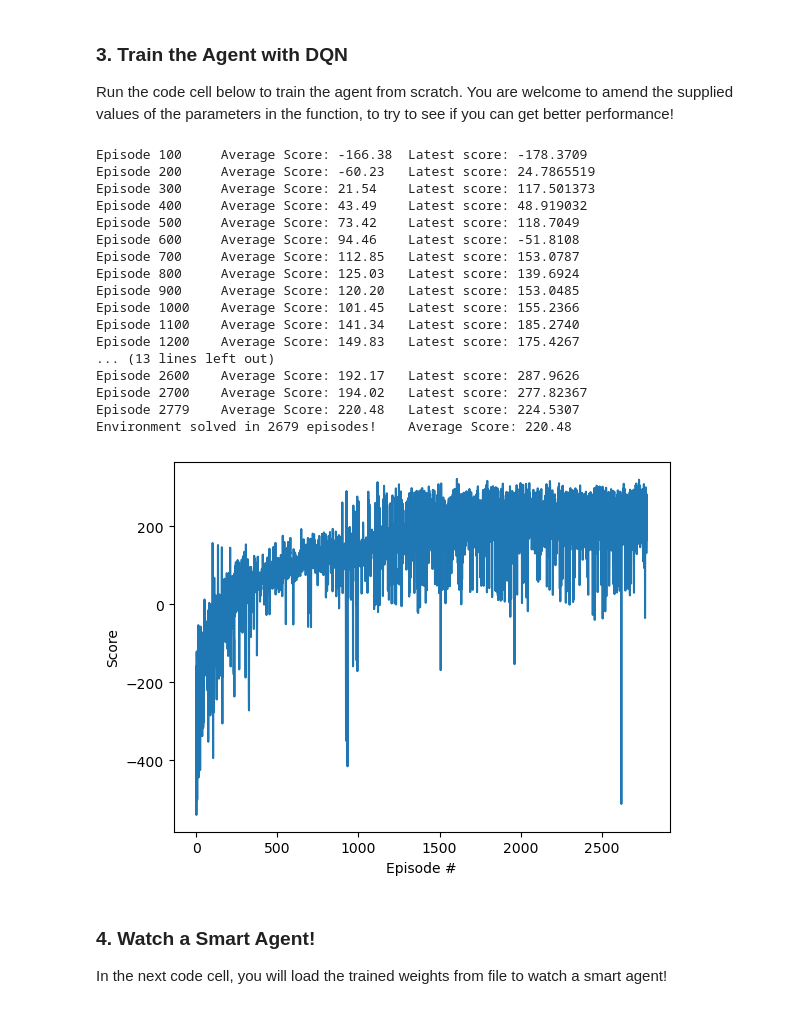
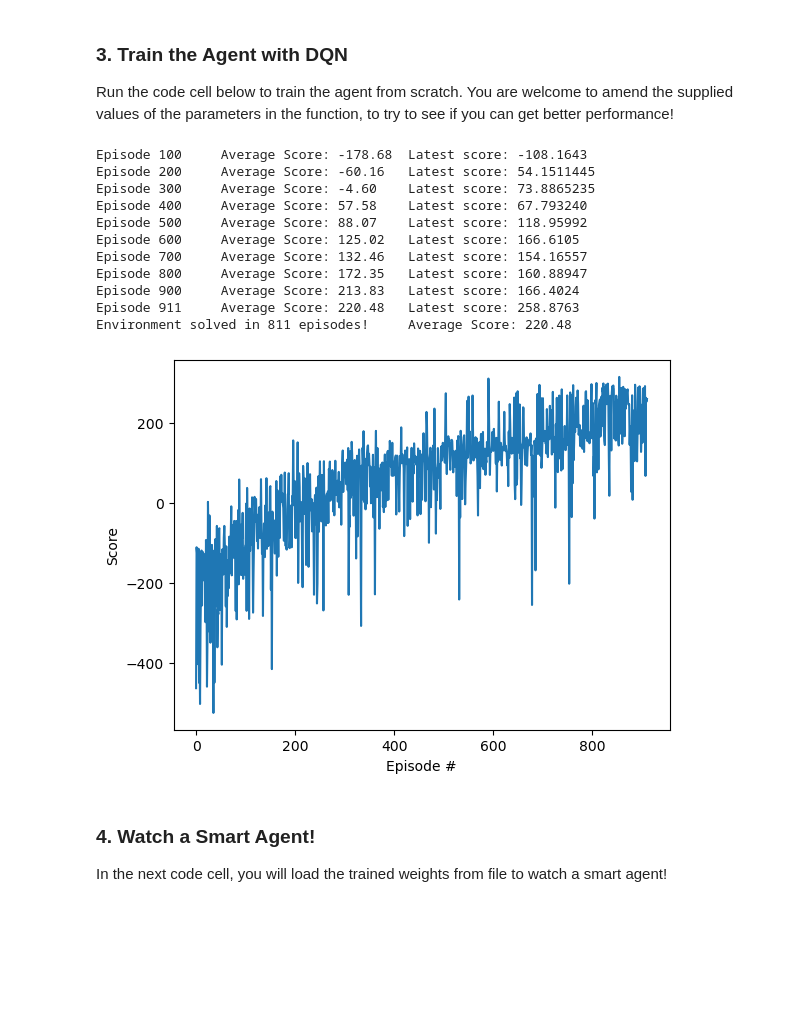
Before and after one commit to armhzjz/deep-reinforcement-learning, a Jupyter notebook: dqn/exercise/Deep_Q_Network.ipynb, the cells around one changed output. Drawn from its saved outputs; the diff is of its cells as text; code cells hidden in the pictures; blank space fills up the shorter version.

```diff
--- a/dqn/exercise/Deep_Q_Network.ipynb
+++ b/dqn/exercise/Deep_Q_Network.ipynb
@@ -113,56 +105,47 @@ def dqn(dqn_agent, n_episodes=2000, max_t=1000, eps_start=1.0, eps_end=0.01, eps
             if t_step == 0:
                 action = dqn_agent.act(state, eps)
             next_state, reward, done, truncated, _ = env.step(action)
-            #if (t+1) >= max_t:
-            #    reward -= 200
-            #    print('.')
             dqn_agent.step(state, action, reward, next_state, done, t_step)
             state = next_state
             score += reward
             if done:  # or truncated:
                 break
         scores_window.append(score)       # save most recent score
         scores.append(score)              # save most recent score
         eps = max(eps_end, eps_decay*eps) # decrease epsilon
         print('\rEpisode {}\tAverage Score: {:.2f}\tLatest score: {:.4f}'.format(i_episode, np.mean(scores_window), score), end='')
         if i_episode % 100 == 0:
             print('\rEpisode {}\tAverage Score: {:.2f}\tLatest score: {:.4f}'.format(i_episode, np.mean(scores_window), score))
         scores_windows_list = list(scores_window)
         if np.mean(scores_window) >= target_mean_score and np.mean(scores_windows_list[-10:]) >= target_mean_score:
             print('\nEnvironment solved in {:d} episodes!\tAverage Score: {:.2f}'.format(i_episode-100, np.mean(scores_window)))
             torch.save(dqn_agent.qnetwork_local.state_dict(), 'checkpoint.pth')
             break
     return scores
 
 agent = Agent(state_size=8, action_size=4, seed=761)
-scores = dqn(agent, n_episodes=3000, max_t=200, UPDATE_EVERY=4, target_mean_score=220.)
+scores = dqn(agent, n_episodes=3000, max_t=250, UPDATE_EVERY=4, target_mean_score=220.)
 
 # plot the scores
 fig = plt.figure()
 ax = fig.add_subplot(111)
 plt.plot(np.arange(len(scores)), scores)
 plt.ylabel('Score')
 plt.xlabel('Episode #')
 plt.show()
 # %% [output]
-Episode 100     Average Score: -166.38  Latest score: -178.3709
-Episode 200     Average Score: -60.23   Latest score: 24.7865519
-Episode 300     Average Score: 21.54    Latest score: 117.501373
-Episode 400     Average Score: 43.49    Latest score: 48.919032
-Episode 500     Average Score: 73.42    Latest score: 118.7049
-Episode 600     Average Score: 94.46    Latest score: -51.8108
-Episode 700     Average Score: 112.85   Latest score: 153.0787
-Episode 800     Average Score: 125.03   Latest score: 139.6924
-Episode 900     Average Score: 120.20   Latest score: 153.0485
-Episode 1000    Average Score: 101.45   Latest score: 155.2366
-Episode 1100    Average Score: 141.34   Latest score: 185.2740
-Episode 1200    Average Score: 149.83   Latest score: 175.4267
-... (13 lines left out)
-Episode 2600    Average Score: 192.17   Latest score: 287.9626
-Episode 2700    Average Score: 194.02   Latest score: 277.82367
-Episode 2779    Average Score: 220.48   Latest score: 224.5307
-Environment solved in 2679 episodes!    Average Score: 220.48
+Episode 100     Average Score: -178.68  Latest score: -108.1643
+Episode 200     Average Score: -60.16   Latest score: 54.1511445
+Episode 300     Average Score: -4.60    Latest score: 73.8865235
+Episode 400     Average Score: 57.58    Latest score: 67.793240
+Episode 500     Average Score: 88.07    Latest score: 118.95992
+Episode 600     Average Score: 125.02   Latest score: 166.6105
+Episode 700     Average Score: 132.46   Latest score: 154.16557
+Episode 800     Average Score: 172.35   Latest score: 160.88947
+Episode 900     Average Score: 213.83   Latest score: 166.4024
+Episode 911     Average Score: 220.48   Latest score: 258.8763
+Environment solved in 811 episodes!     Average Score: 220.48
-[figure, old version]
+[figure, new version]
 # %% [markdown]
 ### 4. Watch a Smart Agent!
 
```
Also changed, not shown: parts of 4 cells of this notebook, 2 other files.
